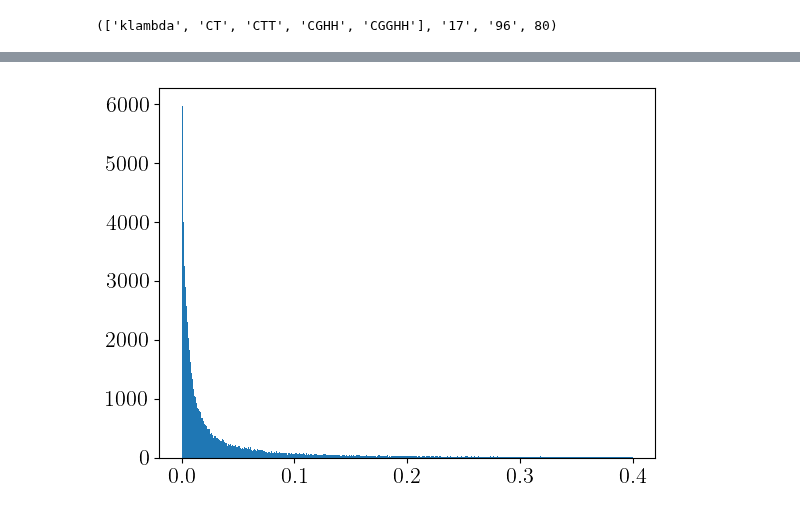
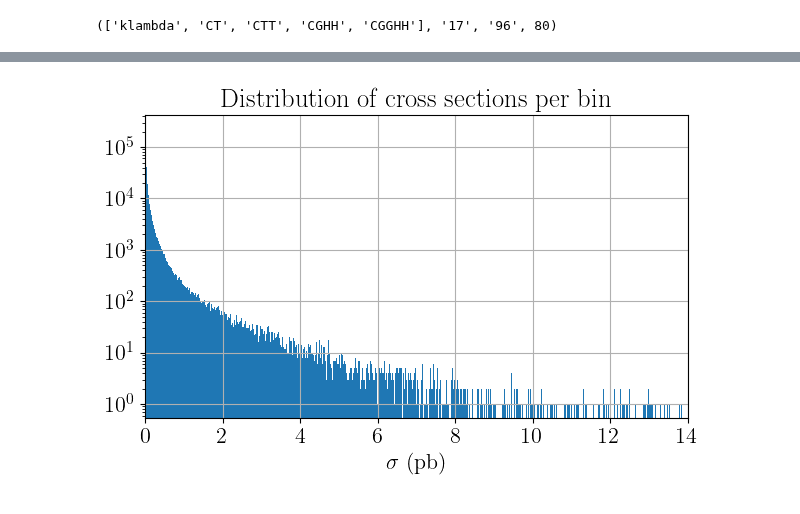
Before and after one commit to hbprosper/dihiggs, a Jupyter notebook: code/heft_prepare_traindata.ipynb, the cells around one changed output, grey strips where cells are left out. Drawn from its saved outputs; the diff is of its cells as text; code cells hidden in the pictures.

```diff
--- a/code/heft_prepare_traindata.ipynb
+++ b/code/heft_prepare_traindata.ipynb
@@ -162,16 +156,20 @@ cross section/bin (min, mean, max, std): 0.000e+00 pb, 9.128e-02 pb, 2.042e+01 p
 # %%
-# first place data in a dictionary
-dmap = {'klambda': wilson.T[0],
-        'CT': wilson.T[1],
-        'CTT': wilson.T[2],
-        'CGGH': wilson.T[3],
-        'CGGHH': wilson.T[4]}
+# Place data in a dictionary
+START = 500
 
-dmap.update( {key: BP.T[i] for i, key in enumerate(bins)} )
+dmap = {'ID': INDEX[:START],
+        'klambda': wilson.T[0][:START],
+        'CT': wilson.T[1][:START],
+        'CTT': wilson.T[2][:START],
+        'CGGH': wilson.T[3][:START],
+        'CGGHH': wilson.T[4][:START]}
 
-# then save to a csv file
+# Add spectra
+dmap.update( {key: BP.T[i][:START] for i, key in enumerate(bins)} )
+
+# Save to a csv file
 df = pd.DataFrame(dmap)
-df.to_csv('../data/heft_gauss_spectra.csv', index=False)
+df.to_csv('../data/heft_wide_gauss_testdata_13TeV.csv', index=False)
 
 len(df), df[:5]
 # %% [output]
@@ -275,4 +277,14 @@ training data size: 76000
-# %%
-plt.hist(df.sigma, bins=500, range=(0, 0.4));
-# %% [output]
-[figure, removed]
+# %%
+scale = 9/16
+width = 7
+fig = plt.figure(figsize=(width, width*scale))
+plt.yscale('log')
+plt.grid()
+xmin, xmax = 0, 14
+plt.xlim(xmin, xmax)
+plt.xlabel(r'$\sigma$ (pb)')
+plt.title('Distribution of cross sections per bin')
+plt.hist(df.sigma, bins=560, range=(xmin, xmax))
+plt.savefig('figures/xsection_dist.png')
+# %% [output]
+[figure, added]
```
Also changed, not shown: parts of 12 cells of this notebook, 8 other files.
